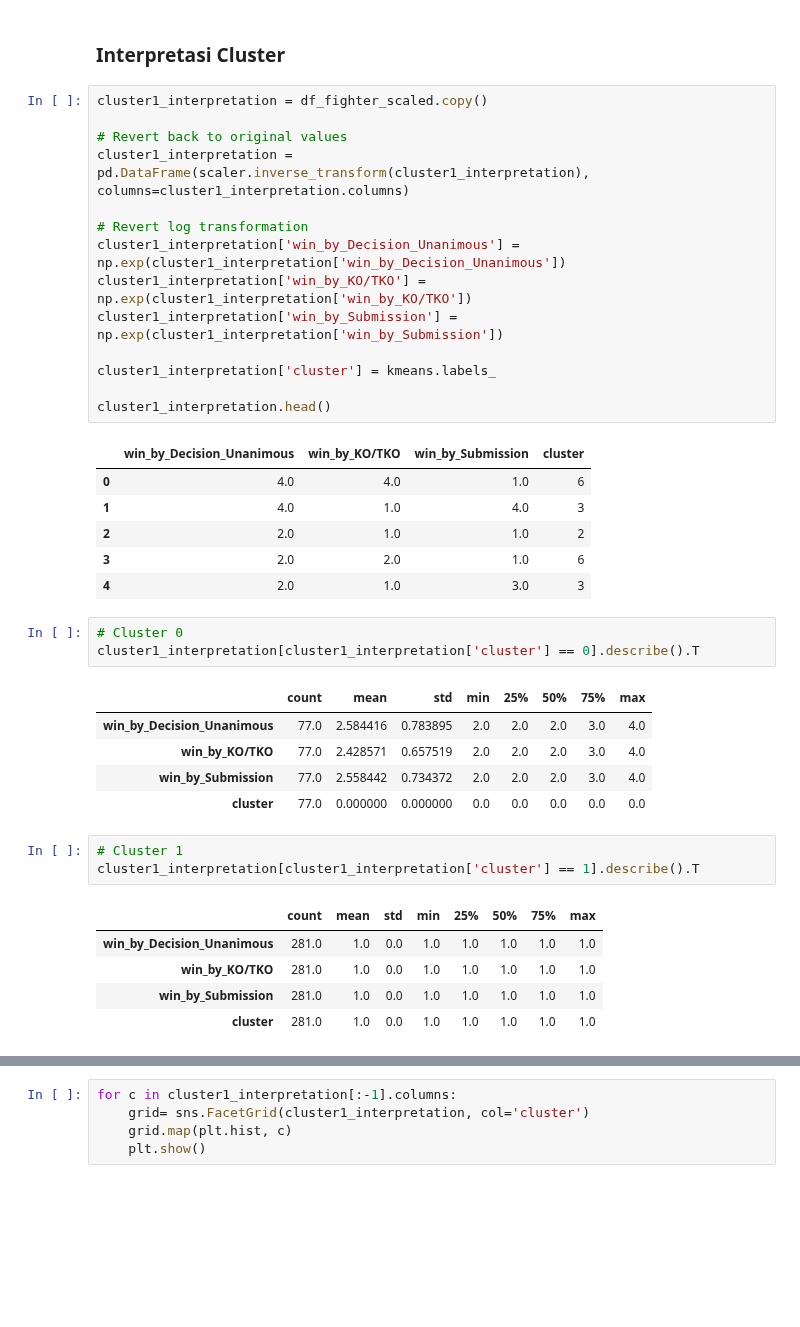
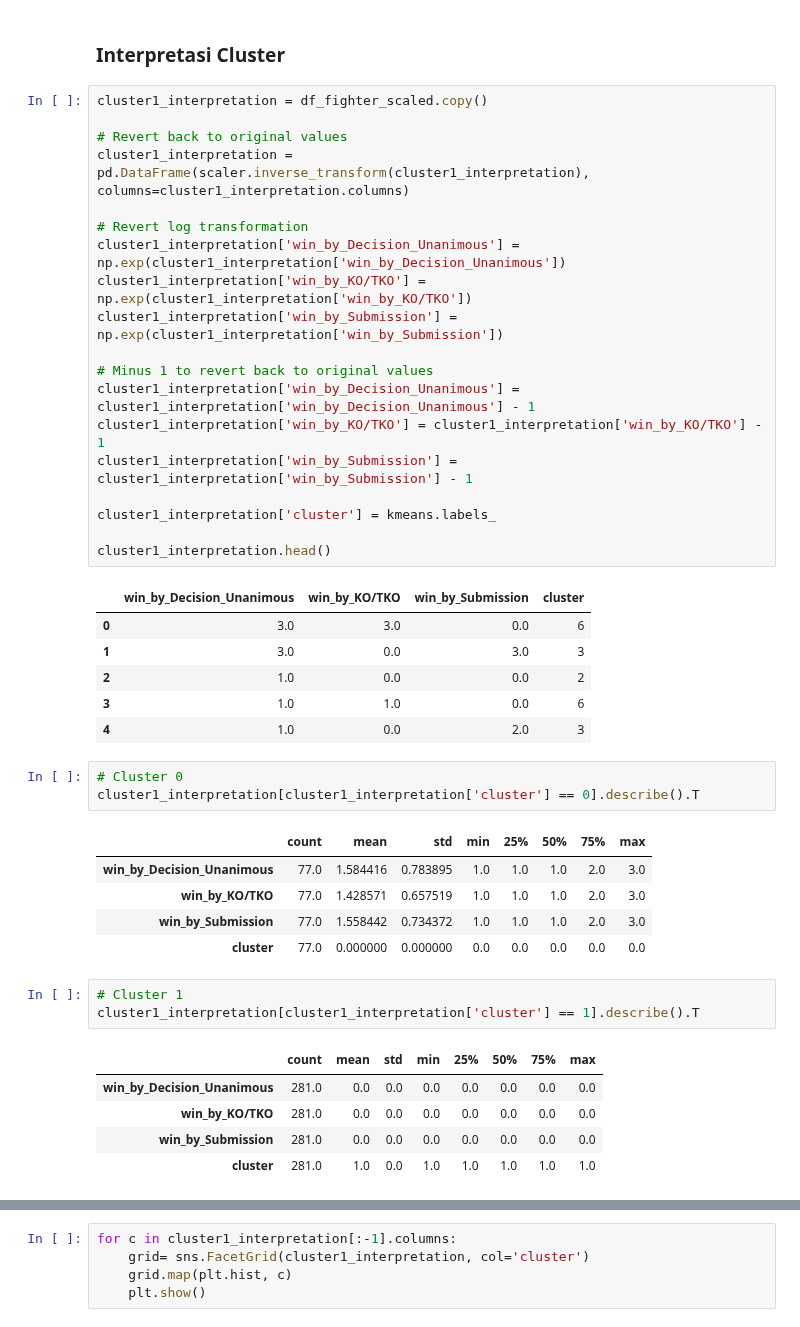
Before and after one commit to breadworshipper/TK-Kasdad, a Jupyter notebook: clustering/clustering.ipynb, the cells around one changed output, grey strips where cells are left out. Saved outputs shown, nothing was run; the diff lists cells and outputs as text; blank space fills up the shorter version.

Commit message:
Clustering 2, 3 analysis done

```diff
--- a/clustering/clustering.ipynb
+++ b/clustering/clustering.ipynb
@@ -420,41 +412,46 @@ Dari ketiga clustering yang sudah dilakukan menggunakan K-Means, DBSCAN, dan Hie
 # %%
 cluster1_interpretation = df_fighter_scaled.copy()
 
 # Revert back to original values
 cluster1_interpretation = pd.DataFrame(scaler.inverse_transform(cluster1_interpretation), columns=cluster1_interpretation.columns)
 
 # Revert log transformation
 cluster1_interpretation['win_by_Decision_Unanimous'] = np.exp(cluster1_interpretation['win_by_Decision_Unanimous'])
 cluster1_interpretation['win_by_KO/TKO'] = np.exp(cluster1_interpretation['win_by_KO/TKO'])
 cluster1_interpretation['win_by_Submission'] = np.exp(cluster1_interpretation['win_by_Submission'])
 
+# Minus 1 to revert back to original values
+cluster1_interpretation['win_by_Decision_Unanimous'] = cluster1_interpretation['win_by_Decision_Unanimous'] - 1
+cluster1_interpretation['win_by_KO/TKO'] = cluster1_interpretation['win_by_KO/TKO'] - 1
+cluster1_interpretation['win_by_Submission'] = cluster1_interpretation['win_by_Submission'] - 1
+
 cluster1_interpretation['cluster'] = kmeans.labels_
 
 cluster1_interpretation.head()
 # %% [output]
 |  | win_by_Decision_Unanimous | win_by_KO/TKO | win_by_Submission | cluster |
-| 0 | 4.0 | 4.0 | 1.0 | 6 |
-| 1 | 4.0 | 1.0 | 4.0 | 3 |
-| 2 | 2.0 | 1.0 | 1.0 | 2 |
-| 3 | 2.0 | 2.0 | 1.0 | 6 |
-| 4 | 2.0 | 1.0 | 3.0 | 3 |
+| 0 | 3.0 | 3.0 | 0.0 | 6 |
+| 1 | 3.0 | 0.0 | 3.0 | 3 |
+| 2 | 1.0 | 0.0 | 0.0 | 2 |
+| 3 | 1.0 | 1.0 | 0.0 | 6 |
+| 4 | 1.0 | 0.0 | 2.0 | 3 |
 # %%
 # Cluster 0
 cluster1_interpretation[cluster1_interpretation['cluster'] == 0].describe().T
 # %% [output]
 |  | count | mean | std | min | 25% | 50% | 75% | max |
-| win_by_Decision_Unanimous | 77.0 | 2.584416 | 0.783895 | 2.0 | 2.0 | 2.0 | 3.0 | 4.0 |
-| win_by_KO/TKO | 77.0 | 2.428571 | 0.657519 | 2.0 | 2.0 | 2.0 | 3.0 | 4.0 |
-| win_by_Submission | 77.0 | 2.558442 | 0.734372 | 2.0 | 2.0 | 2.0 | 3.0 | 4.0 |
+| win_by_Decision_Unanimous | 77.0 | 1.584416 | 0.783895 | 1.0 | 1.0 | 1.0 | 2.0 | 3.0 |
+| win_by_KO/TKO | 77.0 | 1.428571 | 0.657519 | 1.0 | 1.0 | 1.0 | 2.0 | 3.0 |
+| win_by_Submission | 77.0 | 1.558442 | 0.734372 | 1.0 | 1.0 | 1.0 | 2.0 | 3.0 |
 | cluster | 77.0 | 0.000000 | 0.000000 | 0.0 | 0.0 | 0.0 | 0.0 | 0.0 |
 # %%
 # Cluster 1
 cluster1_interpretation[cluster1_interpretation['cluster'] == 1].describe().T
 # %% [output]
 |  | count | mean | std | min | 25% | 50% | 75% | max |
-| win_by_Decision_Unanimous | 281.0 | 1.0 | 0.0 | 1.0 | 1.0 | 1.0 | 1.0 | 1.0 |
-| win_by_KO/TKO | 281.0 | 1.0 | 0.0 | 1.0 | 1.0 | 1.0 | 1.0 | 1.0 |
-| win_by_Submission | 281.0 | 1.0 | 0.0 | 1.0 | 1.0 | 1.0 | 1.0 | 1.0 |
+| win_by_Decision_Unanimous | 281.0 | 0.0 | 0.0 | 0.0 | 0.0 | 0.0 | 0.0 | 0.0 |
+| win_by_KO/TKO | 281.0 | 0.0 | 0.0 | 0.0 | 0.0 | 0.0 | 0.0 | 0.0 |
+| win_by_Submission | 281.0 | 0.0 | 0.0 | 0.0 | 0.0 | 0.0 | 0.0 | 0.0 |
 | cluster | 281.0 | 1.0 | 0.0 | 1.0 | 1.0 | 1.0 | 1.0 | 1.0 |
 # %%
 # Cluster 2
```
Also changed, not shown: parts of 79 cells of this notebook, 2 other files.
